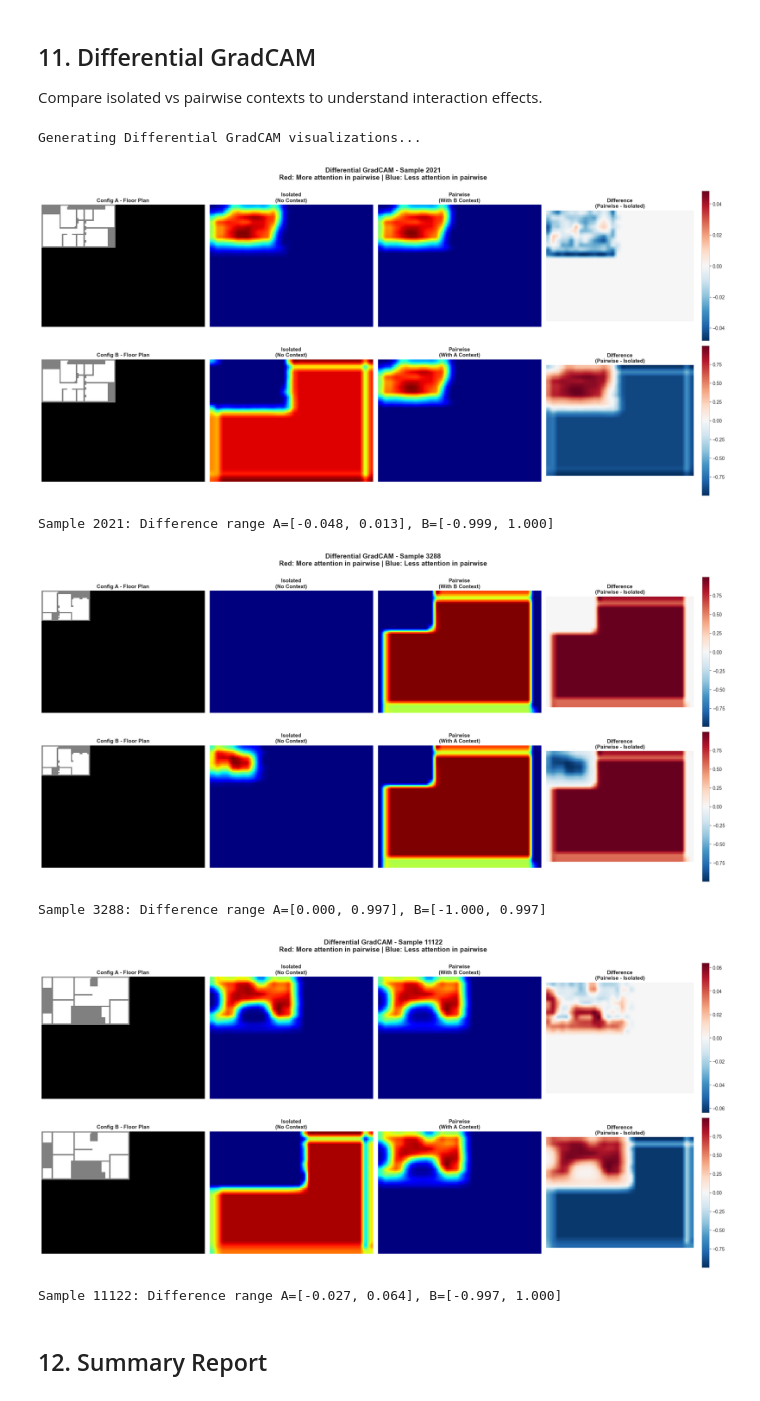
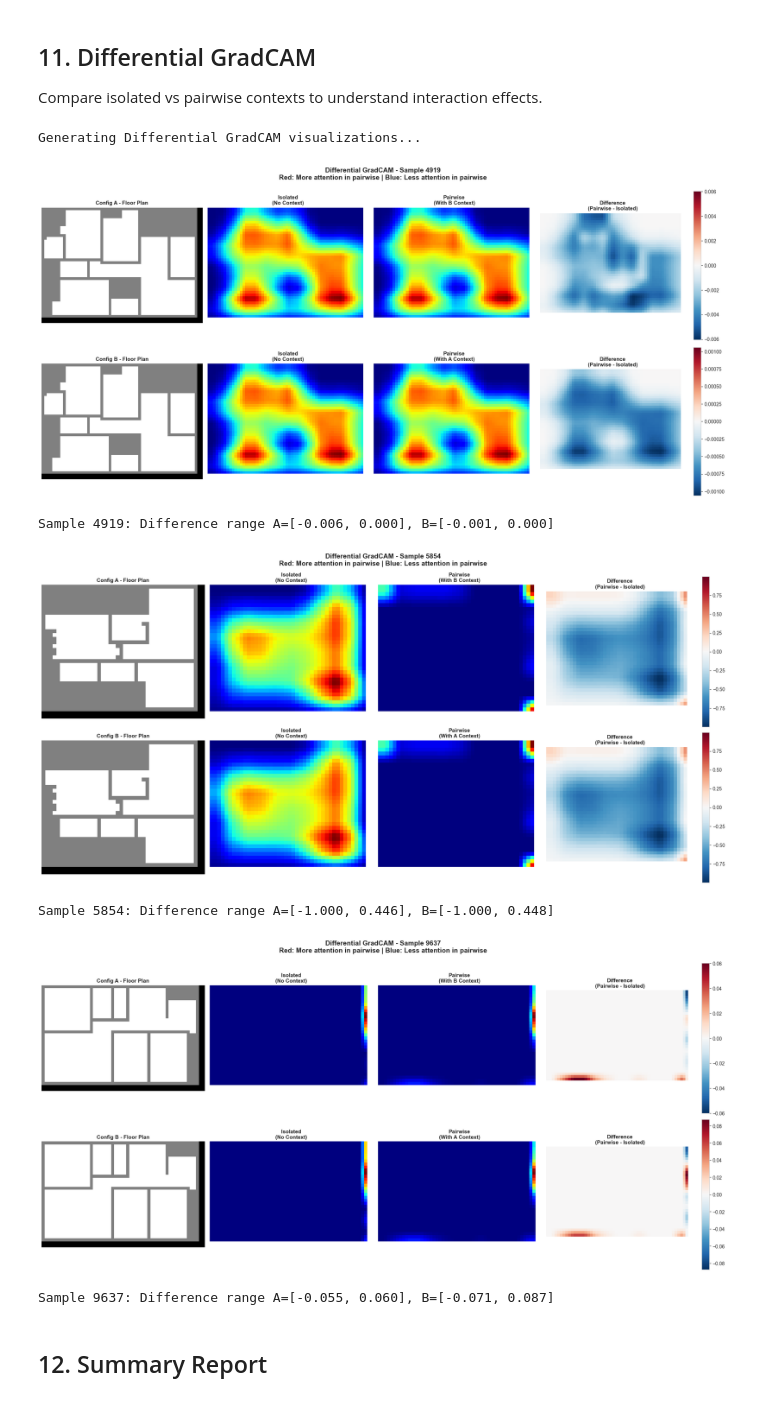
Before and after one commit to shawnchang51/Fire_Simulator, a Jupyter notebook: ml/ranking_v2/evaluate_model.ipynb, the cells around one changed output. Saved outputs shown, nothing was run; the diff lists cells and outputs as text; code cells hidden in the pictures.

```diff
--- a/ml/ranking_v2/evaluate_model.ipynb
+++ b/ml/ranking_v2/evaluate_model.ipynb
@@ -53,7 +53,7 @@ CUDA available: True
 ## 2. Configuration and Model Loading
 # %%
 # Paths
-CHECKPOINT_DIR = project_root / "final_ranking"
+CHECKPOINT_DIR = project_root / "checkpoints-ranking_v2-0111"
 MODEL_PATH = CHECKPOINT_DIR / "best_model.pt"
 CONFIG_PATH = CHECKPOINT_DIR / "config.yaml"
 HISTORY_PATH = CHECKPOINT_DIR / "training_history.json"
@@ -753,64 +1018,82 @@ for idx in viz_indices:
     floor_plan_a = grid_a[1].cpu().numpy()
     floor_plan_b = grid_b[1].cpu().numpy()
 
+    # Create floor plan masks
+    mask_a = create_floor_plan_mask(grid_a)
+    mask_b = create_floor_plan_mask(grid_b)
+
+    # Crop all images to floor plan bounding box
+    floor_plan_a_crop = crop_to_floor_plan(floor_plan_a, mask_a)
+    floor_plan_b_crop = crop_to_floor_plan(floor_plan_b, mask_b)
+    cam_iso_a_crop = mask_and_crop(cam_iso_a, mask_a)
+    cam_iso_b_crop = mask_and_crop(cam_iso_b, mask_b)
+    cam_pair_a_crop = mask_and_crop(cam_pair_a, mask_a)
+    cam_pair_b_crop = mask_and_crop(cam_pair_b, mask_b)
+    diff_a_crop = mask_and_crop(diff_a, mask_a)
+    diff_b_crop = mask_and_crop(diff_b, mask_b)
+
     # Plot
     fig, axes = plt.subplots(2, 4, figsize=(20, 10))
 
     # Config A
-    axes[0, 0].imshow(floor_plan_a, cmap='gray')
+    axes[0, 0].imshow(floor_plan_a_crop, cmap='gray')
     axes[0, 0].set_title('Config A - Floor Plan', fontsize=11, fontweight='bold')
     axes[0, 0].axis('off')
 
-    axes[0, 1].imshow(cam_iso_a, cmap='jet')
+    axes[0, 1].imshow(cam_iso_a_crop, cmap='jet')
     axes[0, 1].set_title('Isolated\n(No Context)', fontsize=11, fontweight='bold')
     axes[0, 1].axis('off')
 
-    axes[0, 2].imshow(cam_pair_a, cmap='jet')
+    axes[0, 2].imshow(cam_pair_a_crop, cmap='jet')
     axes[0, 2].set_title('Pairwise\n(With B Context)', fontsize=11, fontweight='bold')
     axes[0, 2].axis('off')
 
-    vmax_a = max(abs(diff_a.min()), abs(diff_a.max()))
-    im_a = axes[0, 3].imshow(diff_a, cmap='RdBu_r', vmin=-vmax_a, vmax=vmax_a)
+    # For difference map, compute vmax from valid (non-NaN) values only
+    valid_diff_a = diff_a_crop[~np.isnan(diff_a_crop)]
+    vmax_a = max(abs(valid_diff_a.min()), abs(valid_diff_a.max())) if len(valid_diff_a) > 0 else 1
+    im_a = axes[0, 3].imshow(diff_a_crop, cmap='RdBu_r', vmin=-vmax_a, vmax=vmax_a)
     axes[0, 3].set_title('Difference\n(Pairwise - Isolated)', fontsize=11, fontweight='bold')
     axes[0, 3].axis('off')
     plt.colorbar(im_a, ax=axes[0, 3], fraction=0.046)
 
     # Config B
-    axes[1, 0].imshow(floor_plan_b, cmap='gray')
+    axes[1, 0].imshow(floor_plan_b_crop, cmap='gray')
     axes[1, 0].set_title('Config B - Floor Plan', fontsize=11, fontweight='bold')
     axes[1, 0].axis('off')
 
-    axes[1, 1].imshow(cam_iso_b, cmap='jet')
+    axes[1, 1].imshow(cam_iso_b_crop, cmap='jet')
     axes[1, 1].set_title('Isolated\n(No Context)', fontsize=11, fontweight='bold')
     axes[1, 1].axis('off')
 
-    axes[1, 2].imshow(cam_pair_b, cmap='jet')
+    axes[1, 2].imshow(cam_pair_b_crop, cmap='jet')
     axes[1, 2].set_title('Pairwise\n(With A Context)', fontsize=11, fontweight='bold')
     axes[1, 2].axis('off')
 
-    vmax_b = max(abs(diff_b.min()), abs(diff_b.max()))
-    im_b = axes[1, 3].imshow(diff_b, cmap='RdBu_r', vmin=-vmax_b, vmax=vmax_b)
+    # For difference map, compute vmax from valid (non-NaN) values only
+    valid_diff_b = diff_b_crop[~np.isnan(diff_b_crop)]
+    vmax_b = max(abs(valid_diff_b.min()), abs(valid_diff_b.max())) if len(valid_diff_b) > 0 else 1
+    im_b = axes[1, 3].imshow(diff_b_crop, cmap='RdBu_r', vmin=-vmax_b, vmax=vmax_b)
     axes[1, 3].set_title('Difference\n(Pairwise - Isolated)', fontsize=11, fontweight='bold')
     axes[1, 3].axis('off')
     plt.colorbar(im_b, ax=axes[1, 3], fraction=0.046)
 
     plt.suptitle(f'Differential GradCAM - Sample {idx}\n'
                 'Red: More attention in pairwise | Blue: Less attention in pairwise',
                 fontsize=14, fontweight='bold')
 
     plt.tight_layout()
     plt.savefig(CHECKPOINT_DIR / f'differential_gradcam_sample_{idx}.png', dpi=150, bbox_inches='tight')
     plt.show()
 
-    print(f"Sample {idx}: Difference range A=[{diff_a.min():.3f}, {diff_a.max():.3f}], B=[{diff_b.min():.3f}, {diff_b.max():.3f}]\n")
+    print(f"Sample {idx}: Difference range A=[{valid_diff_a.min():.3f}, {valid_diff_a.max():.3f}], B=[{valid_diff_b.min():.3f}, {valid_diff_b.max():.3f}]\n")
 # %% [output]
 Generating Differential GradCAM visualizations...
-[figure, old version]
+[figure, new version]
-Sample 2021: Difference range A=[-0.048, 0.013], B=[-0.999, 1.000]
+Sample 4919: Difference range A=[-0.006, 0.000], B=[-0.001, 0.000]
-[figure, old version]
+[figure, new version]
-Sample 3288: Difference range A=[0.000, 0.997], B=[-1.000, 0.997]
+Sample 5854: Difference range A=[-1.000, 0.446], B=[-1.000, 0.448]
-[figure, old version]
+[figure, new version]
-Sample 11122: Difference range A=[-0.027, 0.064], B=[-0.997, 1.000]
+Sample 9637: Difference range A=[-0.055, 0.060], B=[-0.071, 0.087]
 # %% [markdown]
 ## 12. Summary Report
 # %%
```
Also changed, not shown: parts of 21 cells of this notebook, 4 other files.
